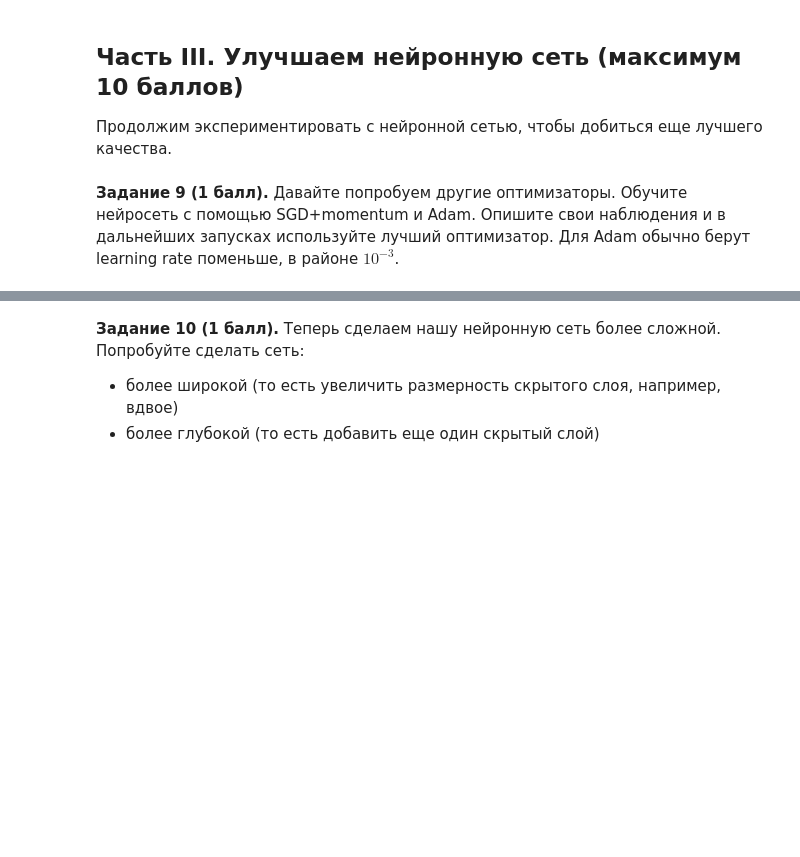
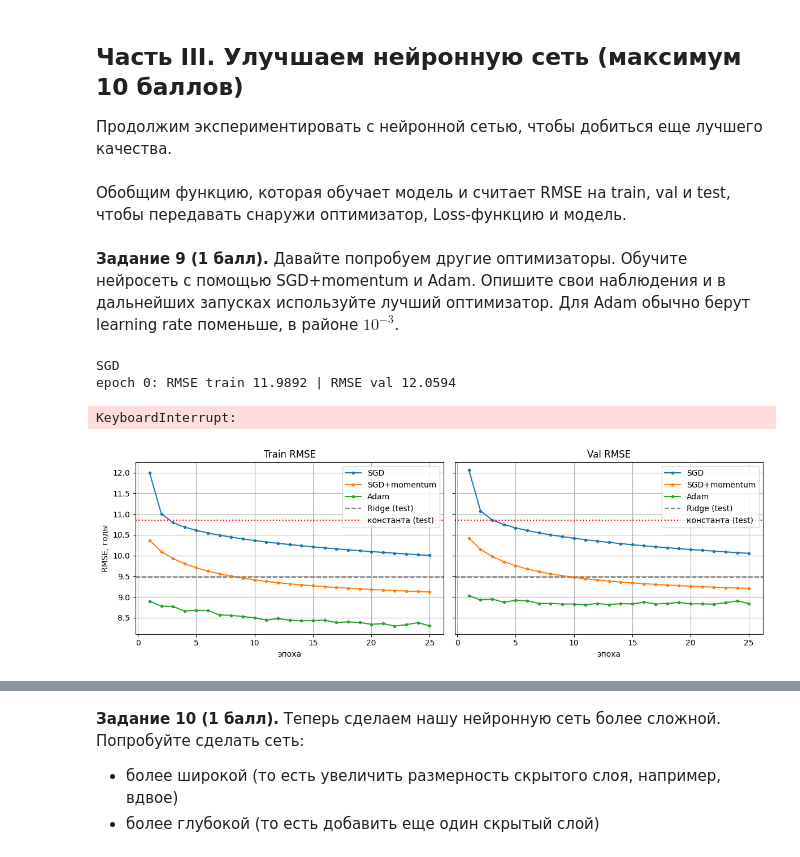
Before and after one commit to qaplwso7/ml_course, a Jupyter notebook: iad_hw/hw1/homework_01.ipynb, the cells around one changed output, grey strips where cells are left out. Cells and saved outputs as stored; diff of their text form; code cells hidden in the pictures; blank space fills up the shorter version.

```diff
--- a/iad_hw/hw1/homework_01.ipynb
+++ b/iad_hw/hw1/homework_01.ipynb
@@ -393,0 +789,11 @@ from sklearn.preprocessing import StandardScaler
+# %%
+g = set_global_seed(42)
+
+model = nn.Sequential(
+    nn.Linear(X_train_std.shape[1], 128),
+    nn.ReLU(),
+    nn.Linear(128, 1),
+    nn.Sigmoid()
+).to(device)
+optimizer = torch.optim.SGD(model.parameters(), lr=1e-3)
+criterion = nn.MSELoss()
@@ -402,3 +838,5 @@ from sklearn.preprocessing import StandardScaler
 ## Часть III. Улучшаем нейронную сеть (максимум 10 баллов)
 
 Продолжим экспериментировать с нейронной сетью, чтобы добиться еще лучшего качества.
+# %% [markdown]
+Обобщим функцию, которая обучает модель и считает RMSE на train, val и test, чтобы передавать снаружи оптимизатор, Loss-функцию и модель.
@@ -408,0 +867,40 @@ from sklearn.preprocessing import StandardScaler
+# %%
+def make_model():
+    return nn.Sequential(
+        nn.Linear(X_train_std.shape[1], 128),
+        nn.ReLU(),
+        nn.Linear(128, 1),
+        nn.Sigmoid()
+    )
+
+optimizers = {
+    "SGD": lambda p: torch.optim.SGD(p, lr=1e-3),
+    "SGD+momentum": lambda p: torch.optim.SGD(p, lr=1e-3, momentum=0.9),
+    "Adam": lambda p: torch.optim.Adam(p, lr=1e-3),
+}
+
+results = {}
+for name, make_optimizer in optimizers.items():
+    results[name] = train_and_evaluate(make_model, make_optimizer, nn.MSELoss(), name, 25)
+# %% [output]
+SGD
+epoch 0: RMSE train 11.9892 | RMSE val 12.0594
+KeyboardInterrupt:
+# %%
+fig, axes = plt.subplots(1, 2, figsize=(12, 4), sharey=True)
+for name, (_, logs) in results.items():
+    ep = range(1, len(logs["val_rmse"]) + 1)
+    axes[0].plot(ep, logs["train_rmse"], marker=".", label=name)
+    axes[1].plot(ep, logs["val_rmse"], marker=".", label=name)
+for ax, title in zip(axes, ["Train RMSE", "Val RMSE"]):
+    ax.axhline(rmse_for_model, color="gray", ls="--", label="Ridge (test)")
+    ax.axhline(best_rmse_metric, color="red", ls=":", label="константа (test)")
+    ax.set_title(title)
+    ax.set_xlabel("эпоха")
+    ax.grid(True)
+    ax.legend()
+axes[0].set_ylabel("RMSE, годы")
+plt.tight_layout()
+plt.show()
+# %% [output]
+[figure, added]
```
Also changed, not shown: parts of 52 cells of this notebook, 1 other file.
